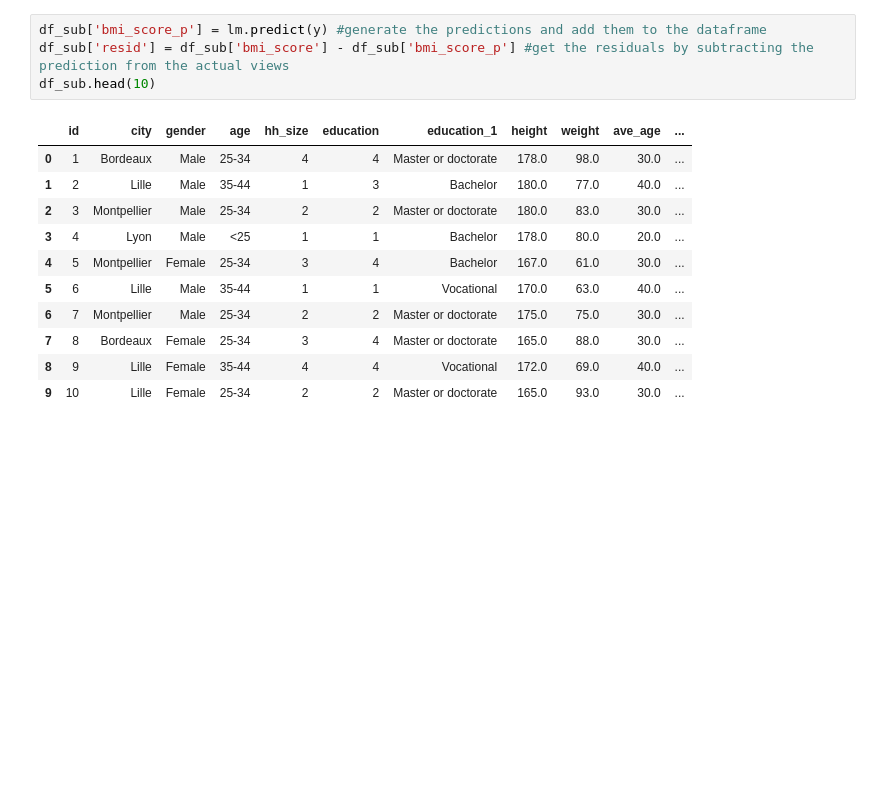
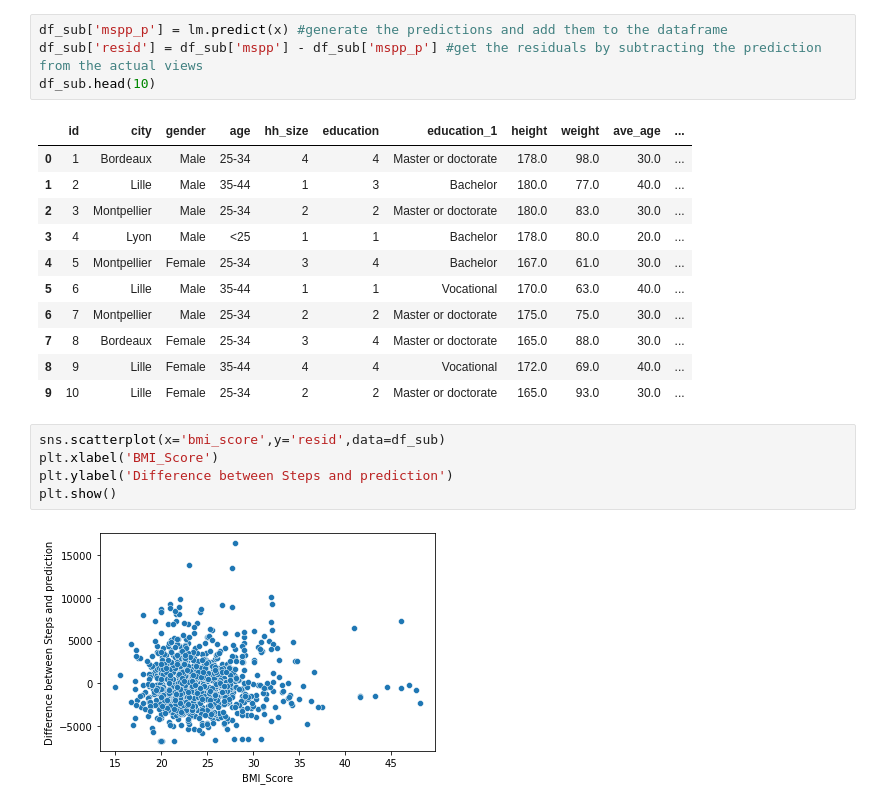
Before and after one commit to sjerrietukkel/fitbit_predictive, a Jupyter notebook: linear-regression.ipynb, the cells around one changed output. Drawn from its saved outputs; the diff is of its cells as text; blank space fills up the shorter version.

```diff
--- a/linear-regression.ipynb
+++ b/linear-regression.ipynb
@@ -227,8 +194,8 @@ plt.show()
 # %% [markdown]
 The above code splits the data into test and train data, randomly. A percentage of 30% for the test set is typical. Now we will fit the model with the train data only.
 # %%
-df_sub['bmi_score_p'] = lm.predict(y) #generate the predictions and add them to the dataframe
-df_sub['resid'] = df_sub['bmi_score'] - df_sub['bmi_score_p'] #get the residuals by subtracting the prediction from the actual views
+df_sub['mspp_p'] = lm.predict(x) #generate the predictions and add them to the dataframe
+df_sub['resid'] = df_sub['mspp'] - df_sub['mspp_p'] #get the residuals by subtracting the prediction from the actual views
 df_sub.head(10)
 # %% [output]
 |  | id | city | gender | age | hh_size | education | education_1 | height | weight | ave_age | ... |
@@ -242,3 +209,10 @@ df_sub.head(10)
 | 7 | 8 | Bordeaux | Female | 25-34 | 3 | 4 | Master or doctorate | 165.0 | 88.0 | 30.0 | ... |
 | 8 | 9 | Lille | Female | 35-44 | 4 | 4 | Vocational | 172.0 | 69.0 | 40.0 | ... |
 | 9 | 10 | Lille | Female | 25-34 | 2 | 2 | Master or doctorate | 165.0 | 93.0 | 30.0 | ... |
+# %%
+sns.scatterplot(x='bmi_score',y='resid',data=df_sub)
+plt.xlabel('BMI_Score')
+plt.ylabel('Difference between Steps and prediction')
+plt.show()
+# %% [output]
+[figure, added]
```
Also changed, not shown: parts of 6 cells of this notebook, 2 other files.
